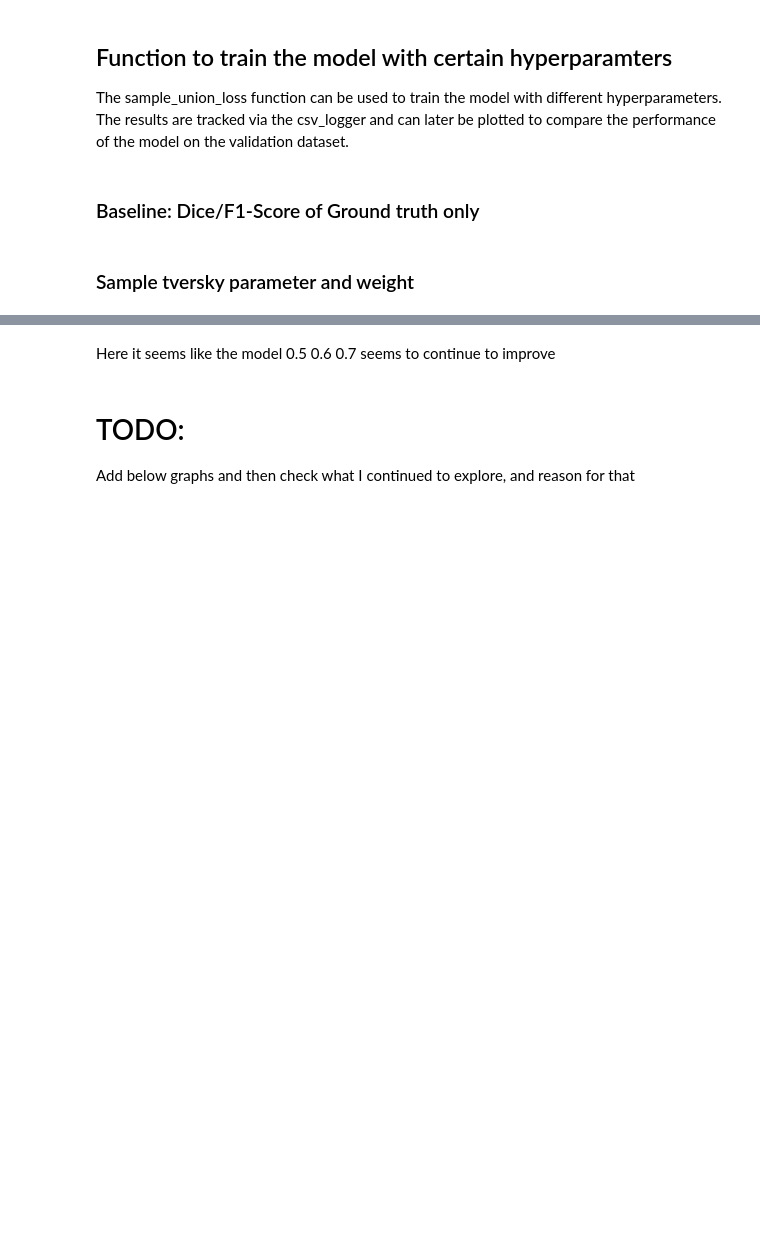
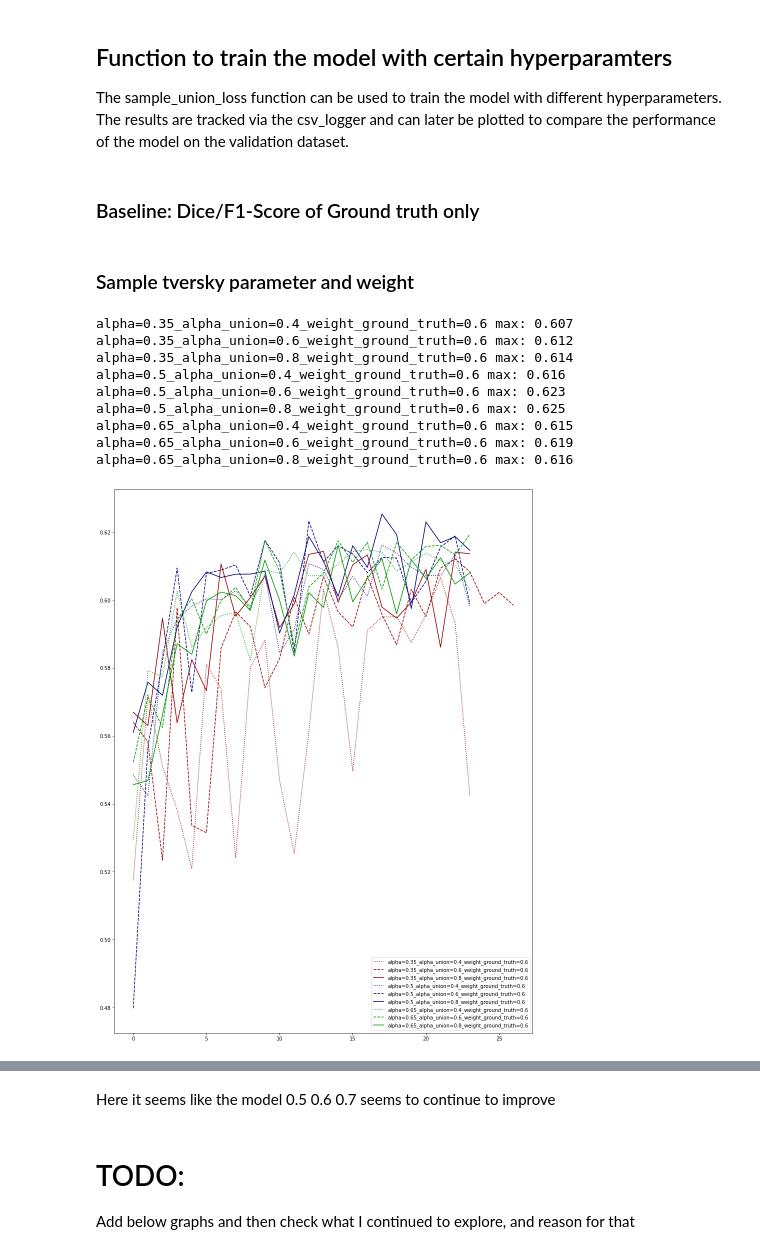
Before and after one commit to AlsanArcade/Contrails, a Jupyter notebook: presentation.ipynb, the cells around one changed output, grey strips where cells are left out. Saved outputs shown, nothing was run; the diff lists cells and outputs as text; code cells hidden in the pictures; blank space fills up the shorter version.

Commit message:
metric naming sheme is now set

```diff
--- a/presentation.ipynb
+++ b/presentation.ipynb
@@ -408,22 +401,33 @@ TODO
 # %%
 import pandas as pd
 import matplotlib.pyplot as plt
 plt.figure(figsize=(15,20))
 for weight_ground_truth in [0.6]:
     print("")
     for alpha in [0.35,0.5,0.65]:
         for alpha_union in [0.4,0.6,0.8]:
-            path = f"/home/albert/ml/Contrails/notebooks/test_use_all_bands/resnest26d_ash_attention_sample_loss/resnest101e_alpha={alpha}_alpha_union={alpha_union}_weight_ground_truth={weight_ground_truth}/version_0/metrics.csv"
+            path = f"metrics/resnest26d_alpha={alpha}_alpha_union={alpha_union}_weight_ground_truth={weight_ground_truth}/version_0/metrics.csv"
             label = f"alpha={alpha}_alpha_union={alpha_union}_weight_ground_truth={weight_ground_truth}"
             metrics = pd.read_csv(path)
             metrics = metrics.dropna(subset = ['val_dice']).set_index("epoch")
             linestyle = {0.4:"dotted",0.6:"--",0.8:"-"}[alpha_union]
             color = {0.35:(0.6,0,0),0.5:(0,0,0.5),0.65:(0, 0.6, 0)}[alpha]
             plt.plot(metrics['val_dice'], label=label, linestyle = linestyle, color = color)
             maximum = metrics.dropna(subset = ['val_dice']).max()["val_dice"]#[["val_dice","epoch"]]
             print(label + " max: {:.3f}".format(maximum))
 plt.legend()
 plt.show()
+# %% [output]
+alpha=0.35_alpha_union=0.4_weight_ground_truth=0.6 max: 0.607
+alpha=0.35_alpha_union=0.6_weight_ground_truth=0.6 max: 0.612
+alpha=0.35_alpha_union=0.8_weight_ground_truth=0.6 max: 0.614
+alpha=0.5_alpha_union=0.4_weight_ground_truth=0.6 max: 0.616
+alpha=0.5_alpha_union=0.6_weight_ground_truth=0.6 max: 0.623
+alpha=0.5_alpha_union=0.8_weight_ground_truth=0.6 max: 0.625
+alpha=0.65_alpha_union=0.4_weight_ground_truth=0.6 max: 0.615
+alpha=0.65_alpha_union=0.6_weight_ground_truth=0.6 max: 0.619
+alpha=0.65_alpha_union=0.8_weight_ground_truth=0.6 max: 0.616
+[figure, added]
 # %%
 import pandas as pd
 import matplotlib.pyplot as plt
```
Also changed, not shown: parts of 6 cells of this notebook, 3 other files.
